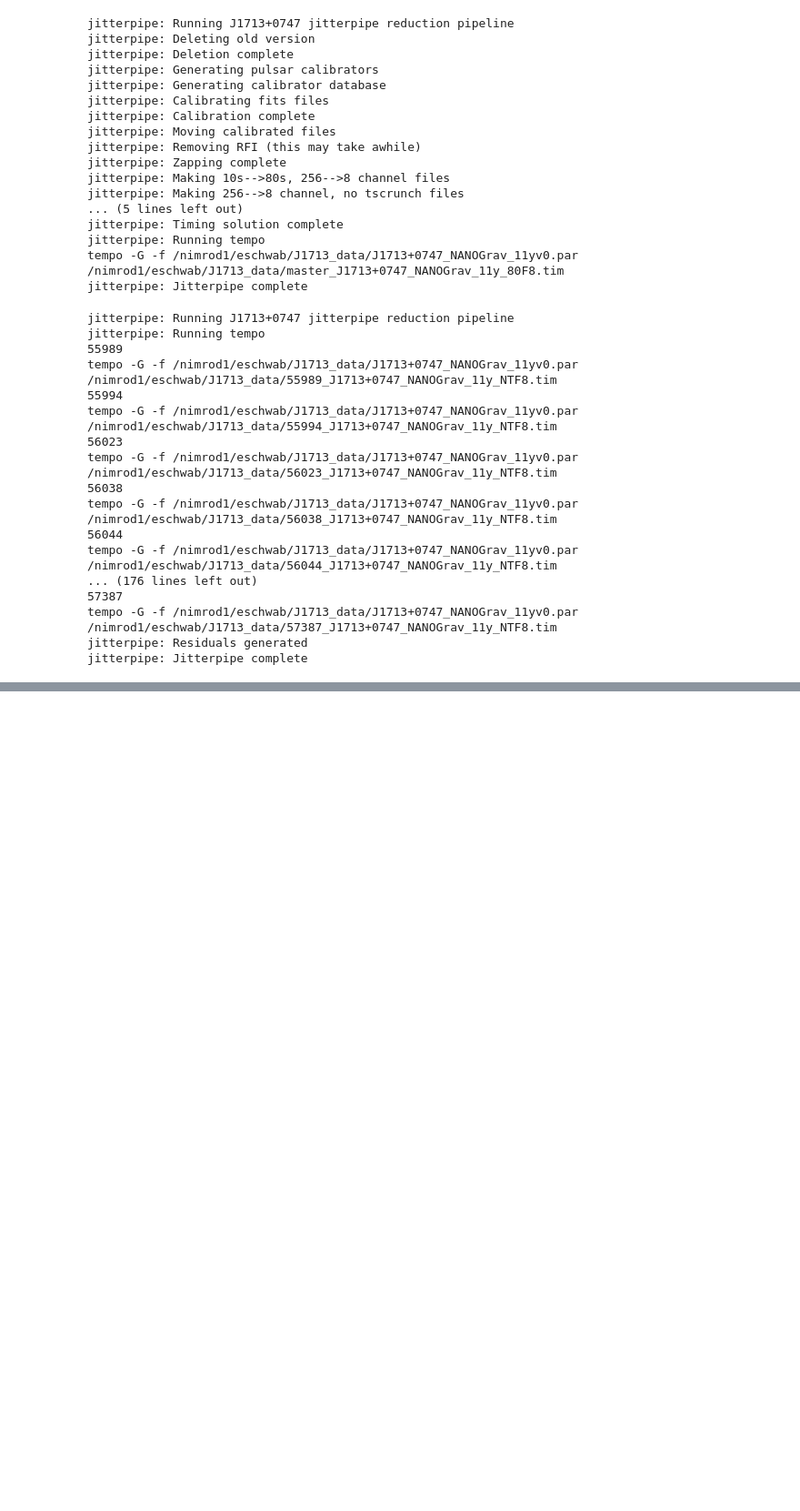
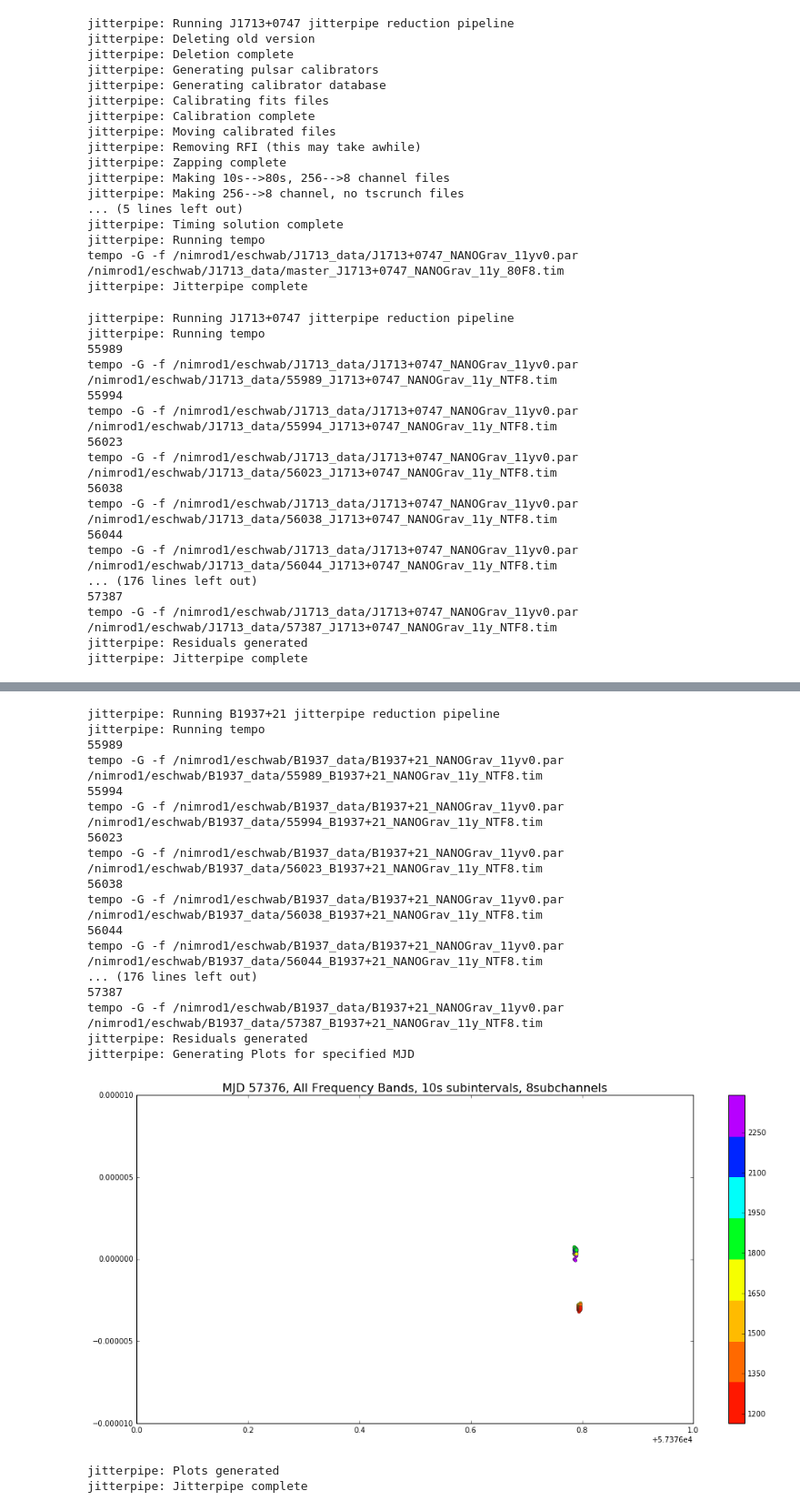
Before and after one commit to elliesch/jitterpipe, a Jupyter notebook: Jitterpipe.ipynb, the cells around one changed output, grey strips where cells are left out. Shown: that part at 91% size. Drawn from its saved outputs; the diff is of its cells as text; code cells hidden in the pictures; blank space fills up the shorter version.

```diff
--- a/Jitterpipe.ipynb
+++ b/Jitterpipe.ipynb
@@ -268,8 +268,8 @@ def jitterpipe(dirpath, psrname, MJDint, clearoutput=True, cal=True, zap=True, s
 
         #First Plotting 80s + 8 channel plot
 
-        #Defining the residuals
-        x=r.read_residuals(filename= DIR + "products/resid_80F8.tmp")
+#         #Defining the residuals
+#         x=r.read_residuals(filename= DIR + "products/resid_80F8.tmp")
 
         #Defining the colormap
         from matplotlib.colors import LinearSegmentedColormap
@@ -281,18 +281,18 @@ def jitterpipe(dirpath, psrname, MJDint, clearoutput=True, cal=True, zap=True, s
         from matplotlib import ticker
         tick_locator = ticker.MaxNLocator(nbins=9)
 
-        #Creating the plot
-        fig,ax = plt.subplots(figsize=(17,8))
-        cax = ax.scatter(x.bary_TOA, x.prefit_sec, c=x.bary_freq, s=20, edgecolor='#262626', linewidth='0.35', cmap=cmap)
-        ax.set_title('MJD %s, All Frequency Bands, 80s subintervals, 8subchannels' %MJDint, fontsize='16')
-        ax.set_xlim(MJDint, (MJDint + 1))
-        ax.set_ylim(-0.00001, 0.00001)
-        cb=fig.colorbar(cax)
-        cb.locator = tick_locator
-        cb.update_ticks()
+#         #Creating the plot
+#         fig,ax = plt.subplots(figsize=(17,8))
+#         cax = ax.scatter(x.bary_TOA, x.prefit_sec, c=x.bary_freq, s=20, edgecolor='#262626', linewidth='0.35', cmap=cmap)
+#         ax.set_title('MJD %s, All Frequency Bands, 80s subintervals, 8subchannels' %MJDint, fontsize='16')
+#         ax.set_xlim(MJDint, (MJDint + 1))
+#         ax.set_ylim(-0.00001, 0.00001)
+#         cb=fig.colorbar(cax)
+#         cb.locator = tick_locator
+#         cb.update_ticks()
 
-        plt.savefig(DIR + 'products/%s_80s_8chan.png' %psrname)
-        plt.show()
+#         plt.savefig(DIR + 'products/%s_80s_8chan.png' %psrname)
+#         plt.show()
 
         #Next Plotting 10s + 8 channel plot
 
@@ -526,0 +542,24 @@ jitterpipe: Deletion complete
+# %%
+#Trying B1937 again
+jitterpipe('/nimrod1/eschwab/B1937_data/', 'B1937+21', 57376, clearoutput=False, cal=False, zap=False, scrunch=False, timing=False, resids=True)
+# %% [output]
+jitterpipe: Running B1937+21 jitterpipe reduction pipeline
+jitterpipe: Running tempo
+55989
+tempo -G -f /nimrod1/eschwab/B1937_data/B1937+21_NANOGrav_11yv0.par /nimrod1/eschwab/B1937_data/55989_B1937+21_NANOGrav_11y_NTF8.tim
+55994
+tempo -G -f /nimrod1/eschwab/B1937_data/B1937+21_NANOGrav_11yv0.par /nimrod1/eschwab/B1937_data/55994_B1937+21_NANOGrav_11y_NTF8.tim
+56023
+tempo -G -f /nimrod1/eschwab/B1937_data/B1937+21_NANOGrav_11yv0.par /nimrod1/eschwab/B1937_data/56023_B1937+21_NANOGrav_11y_NTF8.tim
+56038
+tempo -G -f /nimrod1/eschwab/B1937_data/B1937+21_NANOGrav_11yv0.par /nimrod1/eschwab/B1937_data/56038_B1937+21_NANOGrav_11y_NTF8.tim
+56044
+tempo -G -f /nimrod1/eschwab/B1937_data/B1937+21_NANOGrav_11yv0.par /nimrod1/eschwab/B1937_data/56044_B1937+21_NANOGrav_11y_NTF8.tim
+... (176 lines left out)
+57387
+tempo -G -f /nimrod1/eschwab/B1937_data/B1937+21_NANOGrav_11yv0.par /nimrod1/eschwab/B1937_data/57387_B1937+21_NANOGrav_11y_NTF8.tim
+jitterpipe: Residuals generated
+jitterpipe: Generating Plots for specified MJD
+[figure, added]
+jitterpipe: Plots generated
+jitterpipe: Jitterpipe complete
```
Also changed, not shown: parts of 1 cell of this notebook.
